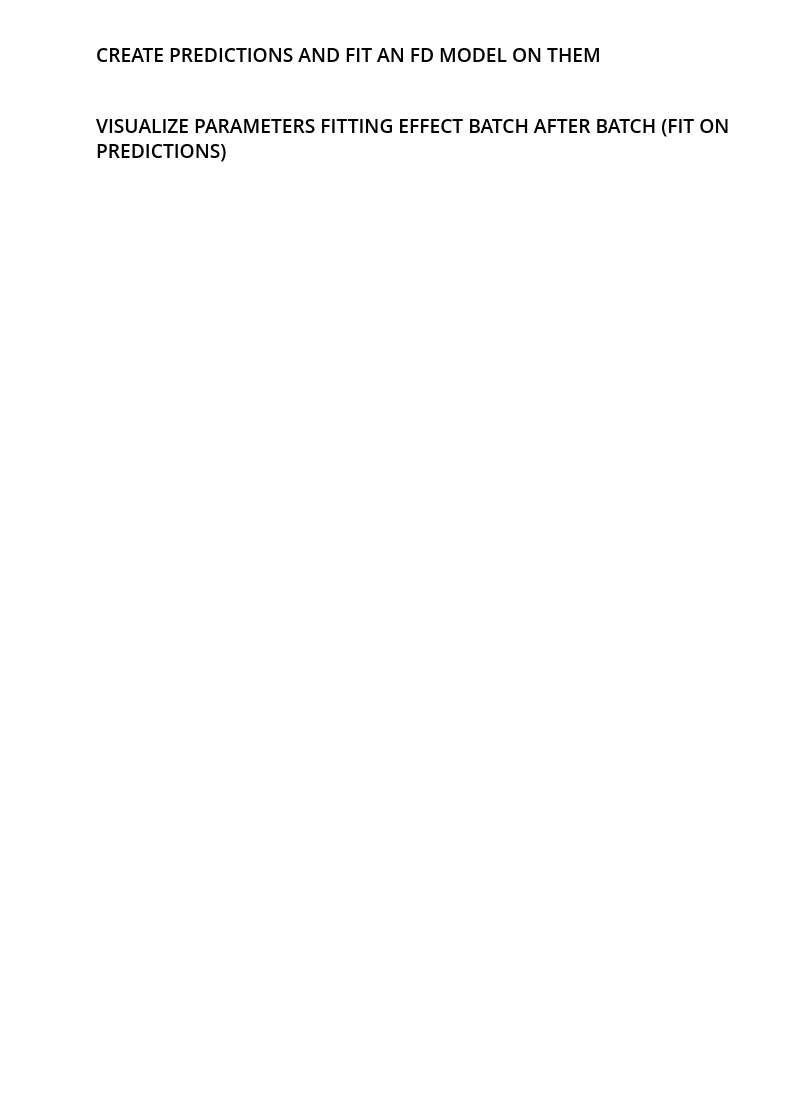
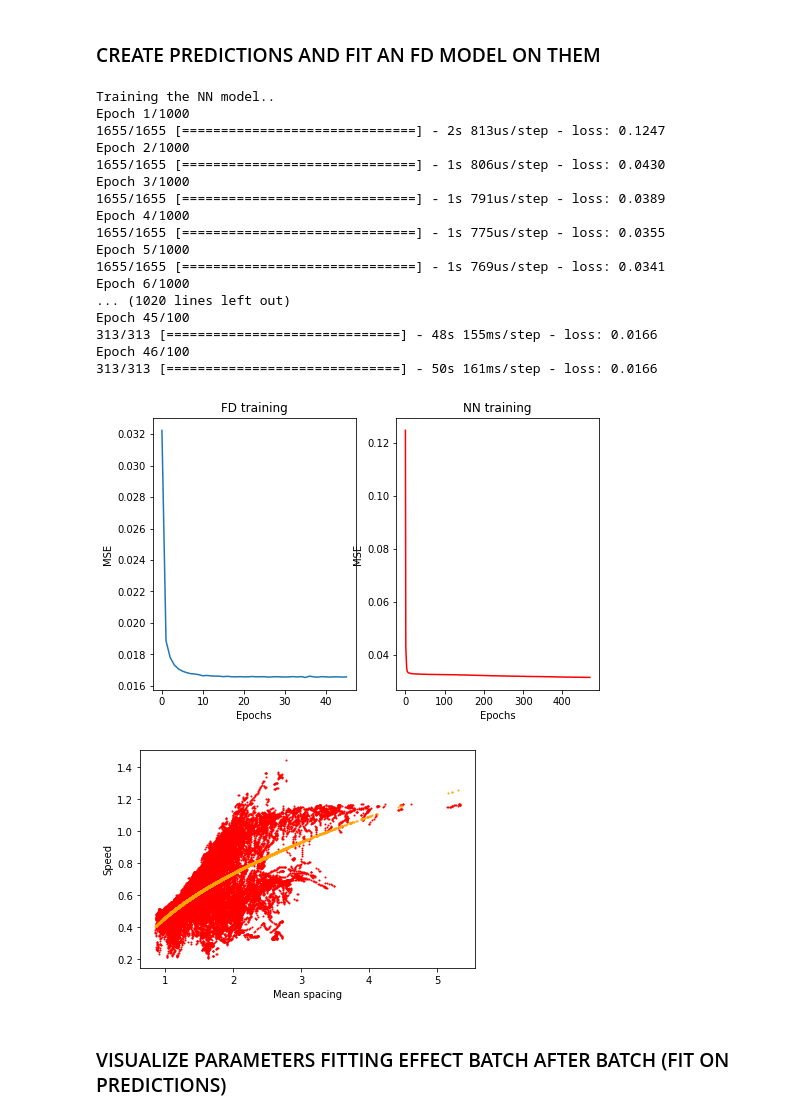
Before and after one commit to AlexPasqua/MLCMS-project, a Jupyter notebook: src/attempts/compare_FD_params.ipynb, the cells around one changed output. Drawn from its saved outputs; the diff is of its cells as text; code cells hidden in the pictures; blank space fills up the shorter version.

```diff
--- a/src/attempts/compare_FD_params.ipynb
+++ b/src/attempts/compare_FD_params.ipynb
@@ -69,49 +92,68 @@ callback = EarlyStopping(monitor='loss', patience=10)  # default on val_loss
 hidden_dims = (3,)
 
 # train the speed predictor neural network
 print("Training the NN model..")
 nn = create_nn(hidden_dims, dropout=-1)
 nn.compile(optimizer='adam', loss='mse')
 hist = nn.fit(x=nn_data, y=nn_targets, epochs=1000, callbacks=[callback], verbose=1)
 loss_nn = hist.history['loss']
 
 # create the speed for FD to learn
 nn_speeds = nn.predict(x=nn_data)
 
 # train the FD model
 print("Training the FD model..")
 fd_data = fd_data[indexes]
-nn_speeds = nn_speeds[indexes]
+nn_speeds_for_fd_training = nn_speeds[indexes]
 model2 = FD_Network()
 model2.compile(optimizer='adam', loss='mse', run_eagerly=True)
-hist = model2.fit(x=fd_data, y=nn_speeds, epochs=50, callbacks=[callback], verbose=1)
+hist = model2.fit(x=fd_data, y=nn_speeds_for_fd_training, epochs=100, callbacks=[callback], verbose=1)
 loss_fd = hist.history['loss']
 
 # training plots
-if training_plots:
-    fig, ax = plt.subplots(nrows=1, ncols=2, figsize=(8, 5))
-    # FD
-    ax[0].plot(loss_fd)
-    ax[0].set_title("FD training")
-    ax[0].set_xlabel("Epochs")
-    ax[0].set_ylabel("MSE")
-    # NN
-    ax[1].plot(loss_nn, c='red')
-    ax[1].set_title("NN training")
-    ax[1].set_xlabel("Epochs")
-    ax[1].set_ylabel("MSE")
-    fig.show()
+fig, ax = plt.subplots(nrows=1, ncols=2, figsize=(8, 5))
+# FD
+ax[0].plot(loss_fd)
+ax[0].set_title("FD training")
+ax[0].set_xlabel("Epochs")
+ax[0].set_ylabel("MSE")
+# NN
+ax[1].plot(loss_nn, c='red')
+ax[1].set_title("NN training")
+ax[1].set_xlabel("Epochs")
+ax[1].set_ylabel("MSE")
+fig.show()
 
 # plot
 mean_spacings = fd_data
 fd_speeds = model2.predict(x=mean_spacings)
 fig, ax = plt.subplots(1, 1)
-ax.plot(mean_spacings, fd_speeds, c='orange')
 ax.scatter(nn_data[:, 0], nn_speeds, s=1, c='red')
+ax.scatter(mean_spacings, fd_speeds, c='orange', s=1)
 ax.set_xlabel("Mean spacing")
 ax.set_ylabel("Speed")
 # fig.suptitle("")
 plt.show()
+# %% [output]
+Training the NN model..
+Epoch 1/1000
+1655/1655 [==============================] - 2s 813us/step - loss: 0.1247
+Epoch 2/1000
+1655/1655 [==============================] - 1s 806us/step - loss: 0.0430
+Epoch 3/1000
+1655/1655 [==============================] - 1s 791us/step - loss: 0.0389
+Epoch 4/1000
+1655/1655 [==============================] - 1s 775us/step - loss: 0.0355
+Epoch 5/1000
+1655/1655 [==============================] - 1s 769us/step - loss: 0.0341
+Epoch 6/1000
+... (1020 lines left out)
+Epoch 45/100
+313/313 [==============================] - 48s 155ms/step - loss: 0.0166
+Epoch 46/100
+313/313 [==============================] - 50s 161ms/step - loss: 0.0166
+[figure, added]
+[figure, added]
 # %% [markdown]
 ### VISUALIZE PARAMETERS FITTING EFFECT BATCH AFTER BATCH (FIT ON PREDICTIONS)
 # %%
```
Also changed, not shown: parts of 6 cells of this notebook, 1 other file.
